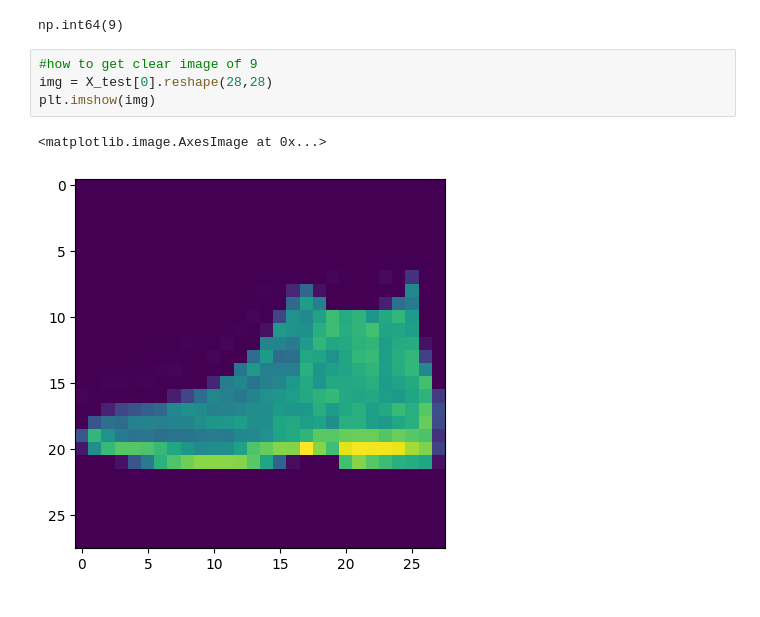
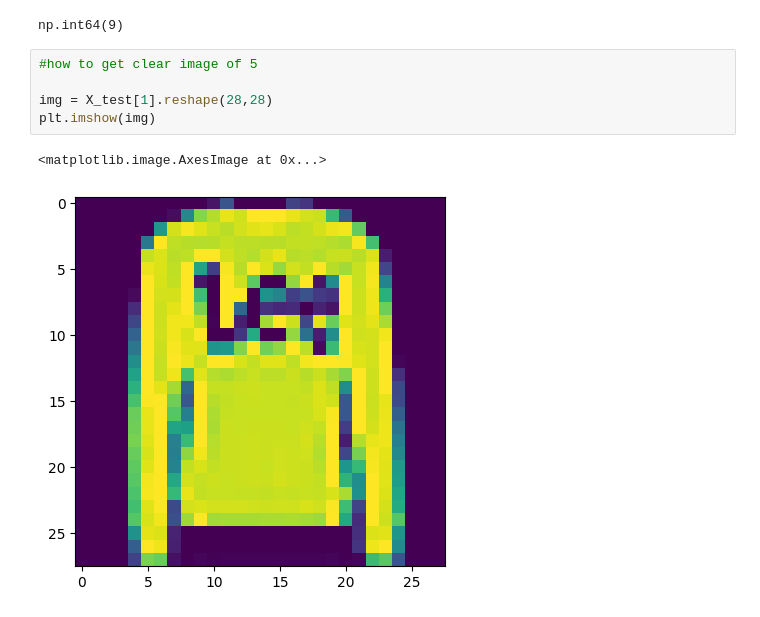
Before and after one commit to Priyankaverma2024/CNN-on-MNIST-Fashion-dataset, a Jupyter notebook: CNN_on_fashion_MNIST_data_classification_ipynb.ipynb, the cells around one changed output. Saved outputs shown, nothing was run; the diff lists cells and outputs as text.

```diff
--- a/CNN_on_fashion_MNIST_data_classification_ipynb.ipynb
+++ b/CNN_on_fashion_MNIST_data_classification_ipynb.ipynb
@@ -184,9 +209,10 @@ np.argmax(predictions[0])
 # %% [output]
 np.int64(9)
 # %%
-#how to get clear image of 9
-img = X_test[0].reshape(28,28)
+#how to get clear image of 5
+
+img = X_test[1].reshape(28,28)
 plt.imshow(img)
 # %% [output]
 <matplotlib.image.AxesImage at 0x...>
-[figure, old version]
+[figure, new version]
```
Also changed, not shown: parts of 10 cells of this notebook.
